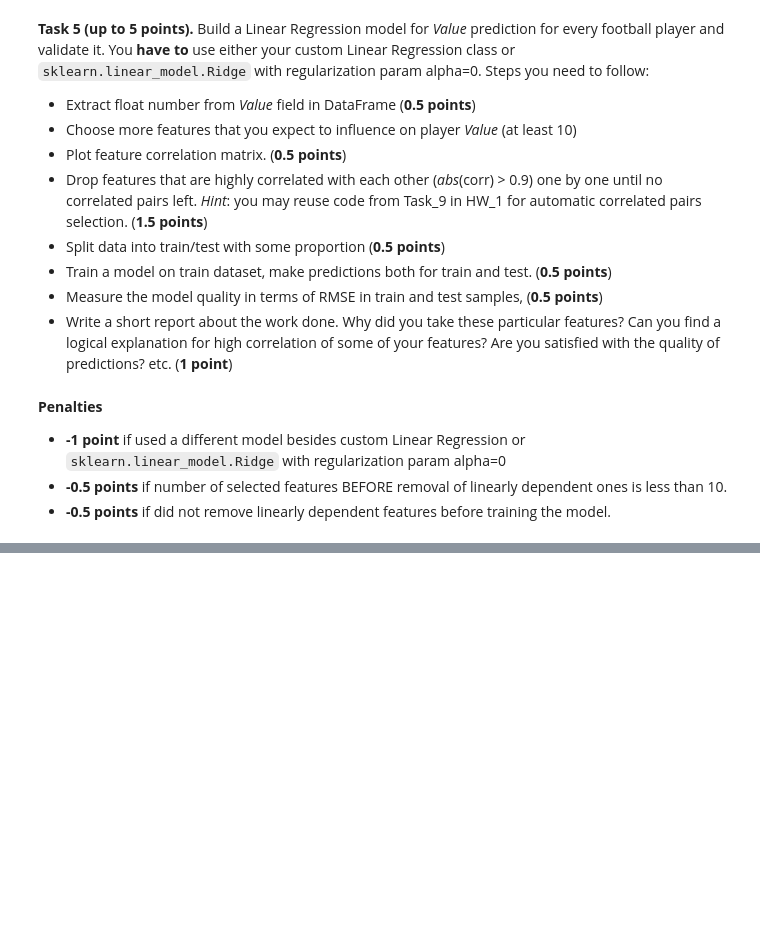
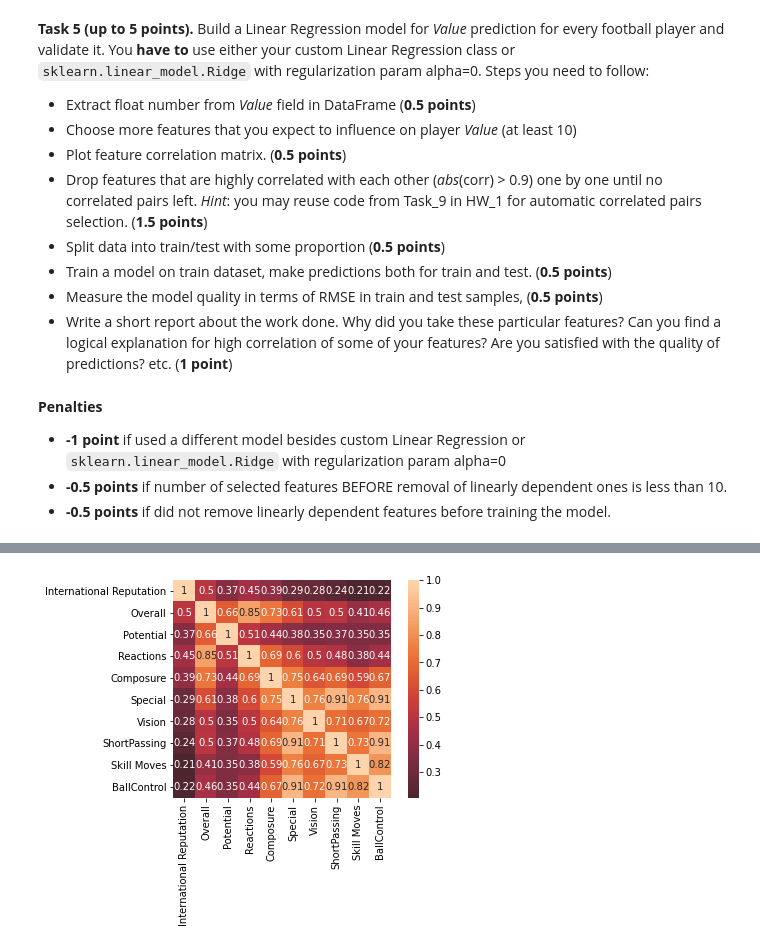
Before and after one commit to evgenny/mlintro, a Jupyter notebook: seminar_and_homework.ipynb, the cells around one changed output, grey strips where cells are left out. Cells and saved outputs as stored; diff of their text form; code cells hidden in the pictures; blank space fills up the shorter version.

```diff
--- a/seminar_and_homework.ipynb
+++ b/seminar_and_homework.ipynb
@@ -451,0 +463,79 @@ player.head()
+# %%
+# 1. Extract float number from Value field in DataFrame (0.5 points)
+
+def currency_to_float(x):
+    if type(x) == float or type(x) == int:
+        return x
+    if 'K' in x:
+        return float(x.replace('K', '')) / 1000
+    if 'M' in x:
+        return float(x.replace('M', ''))
+    return 0.0
+
+
+
+data['Value_float'] = data['Value'].str.replace('€','').apply(currency_to_float)
+
+# 2. Сhoose more features that you expect to influence on player Value (at least 10)
+
+corr = data.corr().abs().unstack().sort_values(ascending=False).reset_index()
+corr = corr.query("level_0 != level_1").query("level_0 == 'Value_float'").head(11)
+
+print(corr)
+
+features = ['International Reputation', 'Overall', 'Potential', 'Reactions', 'Composure',\
+           'Special', 'Vision', 'ShortPassing', 'Skill Moves', 'BallControl']
+
+# 3. Plot feature correlation matrix. (0.5 points)
+
+heatmap(data[features].corr(), center=0, square=True, annot=True)
+plt.show()
+
+# sns.pairplot(data[features])
+
+# 4. Drop features that are highly correlated with each other (abs(corr) > 0.9) one by one until no correlated pairs left. Hint: you may reuse code from Task_9 in HW_1 for automatic correlated pairs selection. (1.5 points)
+# Dropped 'Special', 'ShortPassing'
+
+#features = ['International Reputation', 'Overall', 'Potential', 'Reactions'] , 'Composure',\
+#            'Vision', 'Skill Moves', 'BallControl']
+
+features = ['International Reputation', 'Overall', 'Potential', 'Composure']
+
+heatmap(data[features].corr(), center=0, square=True, annot=True)
+plt.show()
+
+# 5. Split data into train/test with some proportion (0.5 points)
+
+target = 'Value_float'
+for feat in features:
+    data.fillna({feat: data[feat].mean()}, inplace=True)
+X_train, X_test, y_train, y_test = train_test_split(data[features].values, data[target].values, train_size=0.8, random_state=2)
+
+# 6. Train a model on train dataset, make predictions both for train and test. (0.5 points)
+
+lr = Ridge(0)
+lr.fit(X=X_train, y=y_train)
+
+y_pred_train = lr.predict(X_train)
+y_pred_test = lr.predict(X_test)
+
+# 7. Measure the model quality in terms of MSE in train and test samples, (0.5 points)
+
+print(f'Train MSE {mean_squared_error(y_train, y_pred_train)}, test MSE {mean_squared_error(y_test, y_pred_test)}')
+
+print(f'Intercept = {lr.intercept_}, Weigths = {lr.coef_}')
+
+# 8. Write a short report about the work done.
+# Why did you take these particular features?
+# Can you find a logical explanation for high correlation of some of your features?
+# Are you satisfied with the quality of predictions? etc. (1 point)
+
+"""
+Report:
+
+Features have been selected based on correlation coefficient in descending order.
+Potential explanation for high correlation: BallControl and ShortPassing are related skills
+Predictions are unsatisfactory since the difference with actual value is sagnificant
+
+"""
+# %% [output]
@@ -451,0 +554 @@ player.head()
+[figure, added]
```
Also changed, not shown: parts of 13 cells of this notebook.
